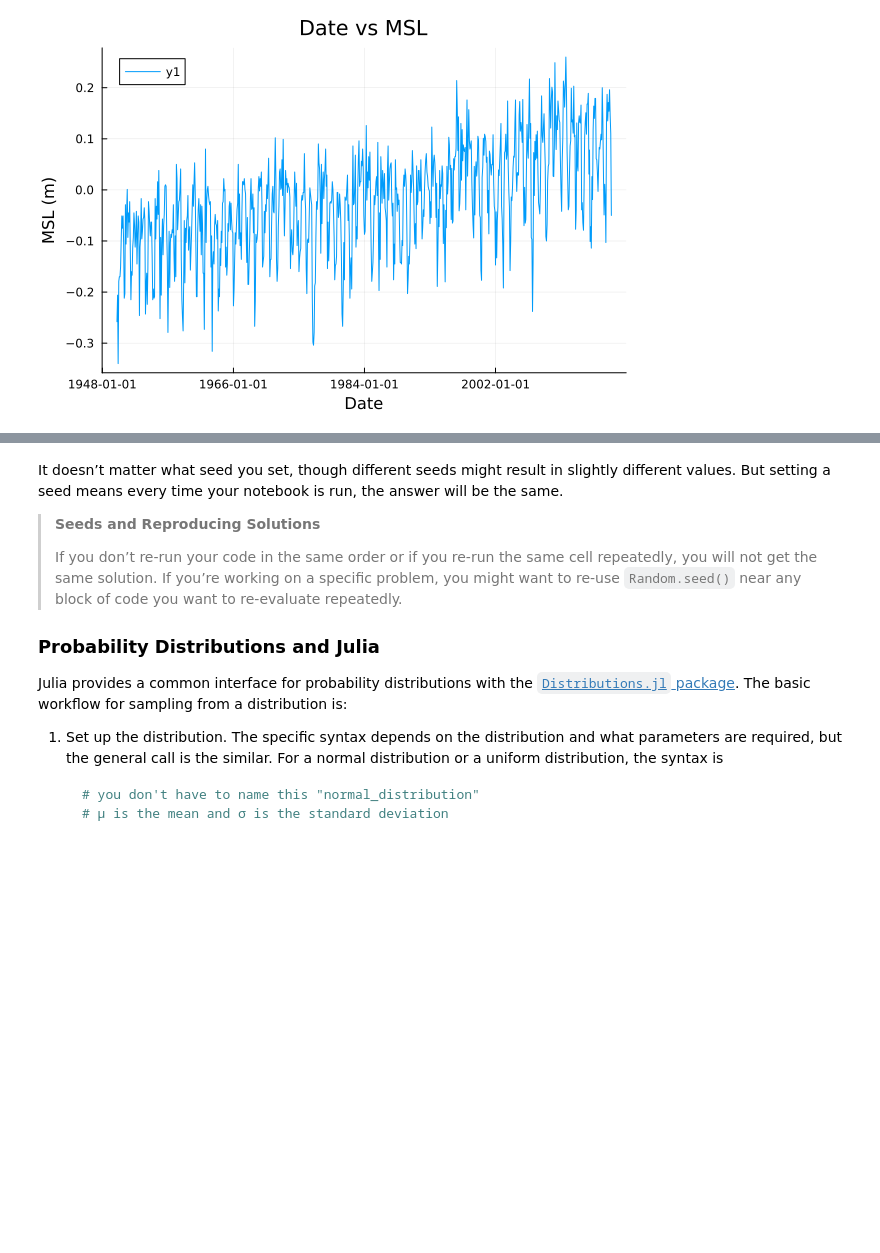
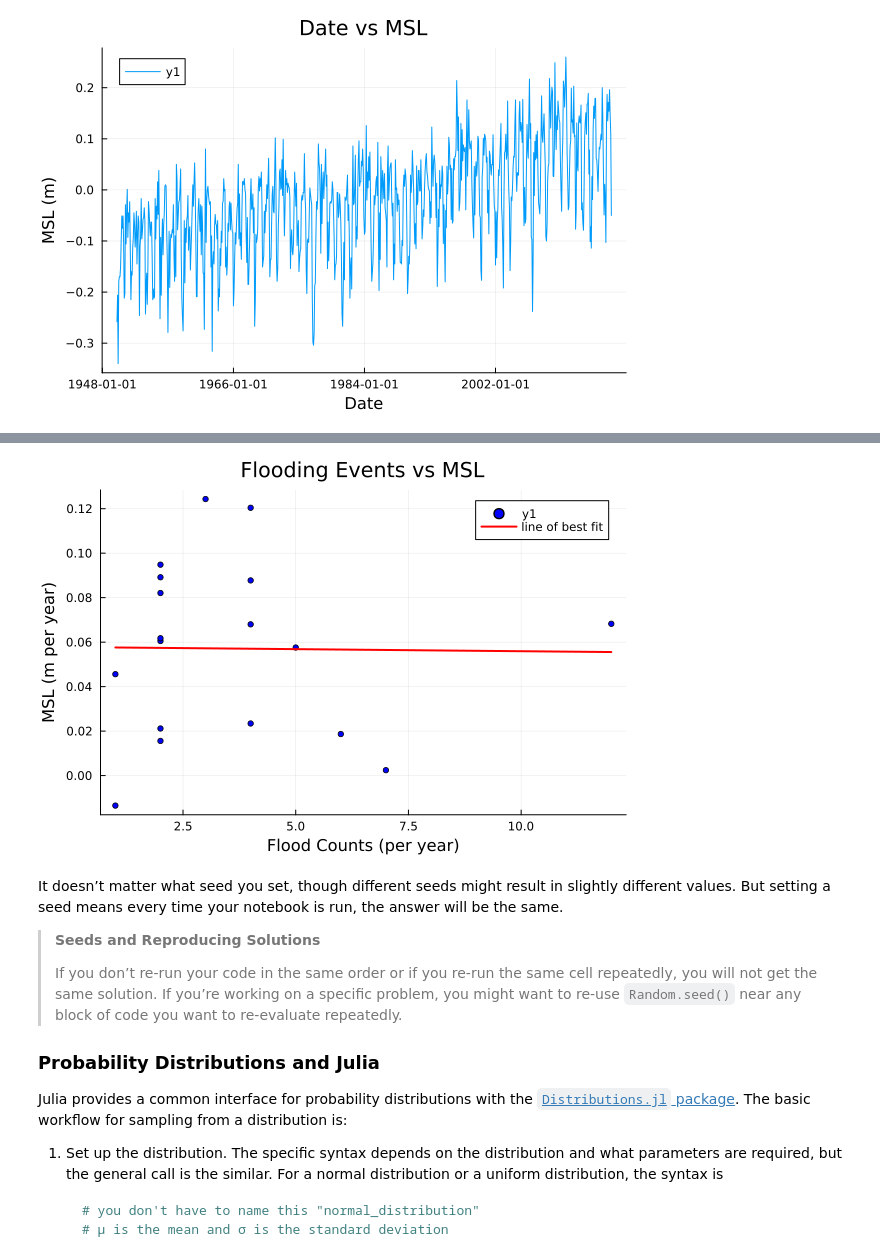
Before and after one commit to rms428/SLR-to-BI-4750, a Jupyter notebook: firstmcpass.ipynb, the cells around one changed output, grey strips where cells are left out. Saved outputs shown, nothing was run; the diff lists cells and outputs as text; code cells hidden in the pictures; blank space fills up the shorter version.

```diff
--- a/firstmcpass.ipynb
+++ b/firstmcpass.ipynb
@@ -107,3 +235,14 @@ plot(history.date, history."MSL (m)", xlabel="Date", ylabel="MSL (m)", title="Da
+# %%
+# make a linear model
+model = lm(@formula(MSL_mean ~ flood_counts), average_msl_by_year)
+
+scatter(average_msl_by_year.flood_counts, average_msl_by_year."MSL_mean",
+        xlabel="Flood Counts (per year)", ylabel="MSL (m per year)",
+        title="Flooding Events vs MSL", markersize=3, color="blue")
+
+plot!(average_msl_by_year.flood_counts, predict(model), label="line of best fit", color=:red, linewidth=2)
+# %% [output]
+[figure, added]
 # %% [markdown]
 It doesn’t matter what seed you set, though different seeds might result
 in slightly different values. But setting a seed means every time your
```
Also changed, not shown: parts of 10 cells of this notebook, 2 other files.
